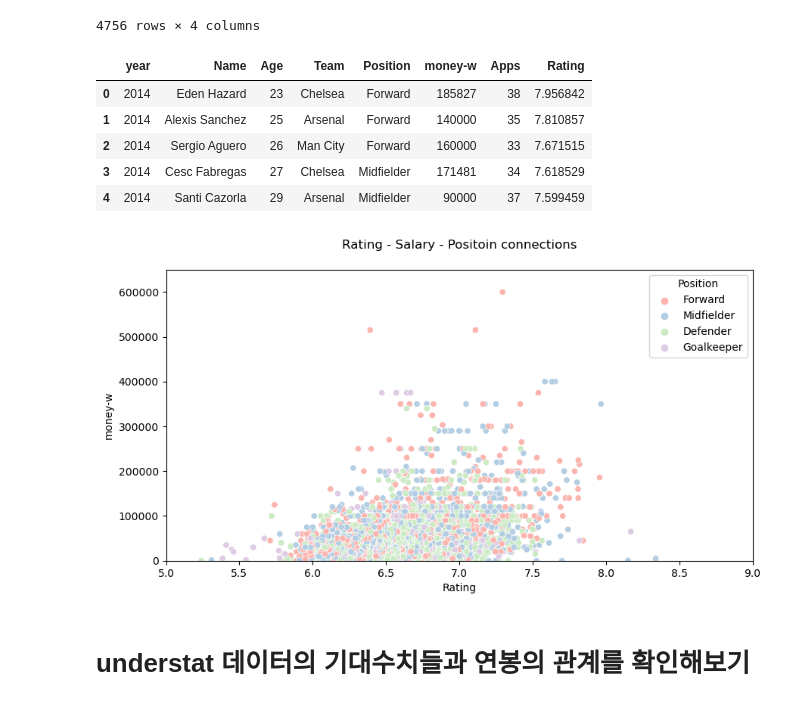
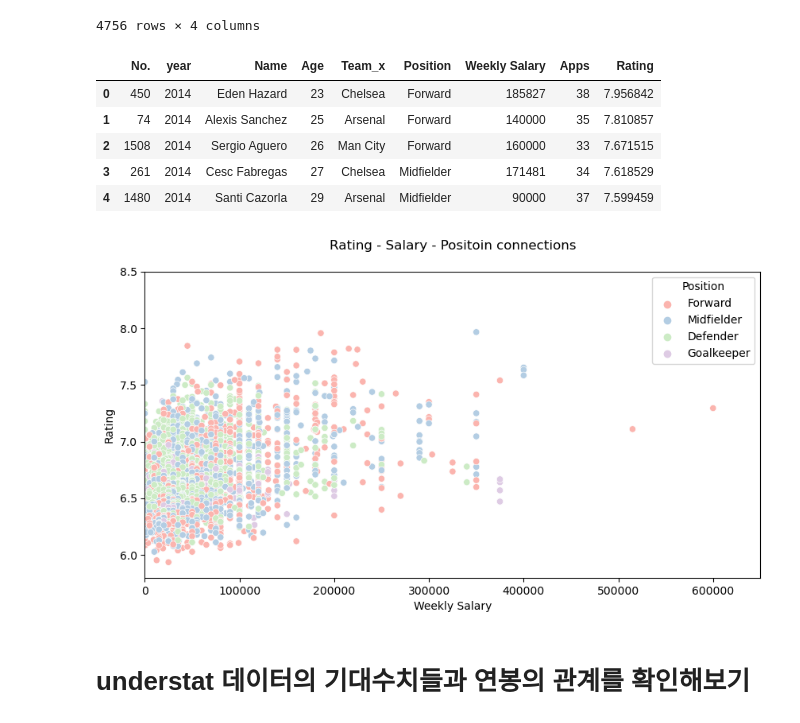
Before and after one commit to LEEINSEO-0118/EPL_EDA_Project, a Jupyter notebook: stat_salary.ipynb, the cells around one changed output. Saved outputs shown, nothing was run; the diff lists cells and outputs as text; code cells hidden in the pictures.

Commit message:
eda code with team share code

```diff
--- a/stat_salary.ipynb
+++ b/stat_salary.ipynb
@@ -11,7 +11,7 @@ from tqdm.auto import tqdm  # progress bar
 # %%
-df1 = pd.read_csv('./data/origin/understat_2022.csv',  encoding='utf-8')
-df2 = pd.read_csv('./data/origin/1xbet_offensive_2022.csv',  encoding='utf-8')
+understat = pd.read_csv('./data/new/understat_all0.csv',  encoding='utf-8')
+bet = pd.read_csv('./data/new/1xbet_all.csv',  encoding='utf-8')
 
-df = pd.merge(df1, df2, left_on = 'Player', right_on = 'Name')
+df = pd.merge(understat, bet, left_on = ['Name', 'year'], right_on = ['Name', 'year'], how = 'inner')
 df.columns
 # %% [output]
@@ -98,5 +139,5 @@ memory usage: 429.1+ KB
 # %%
 # 선수 기본 정보와 연봉 데이터만 가지도록 수정
-player_salary = player_salary[['year', 'Name', 'Age', 'Team', 'Position', 'money-w']]
+player_salary = player_salary[['No.', 'year', 'Name', 'Age', 'Team_x', 'Position', 'Weekly Salary']]
 player_salary.head()
 # %% [output]
@@ -109,3 +150,6 @@ player_salary.head()
+# %%
+# 동일한 중복 선수 제거
+player_salary = player_salary[~player_salary.duplicated(['year', 'Name'], keep='first')]
 # %%
 player_salary[player_salary['Name'] == 'Eden Hazard']
 # %% [output]
@@ -129,7 +172,7 @@ stats.head()
 5 rows × 24 columns
 # %%
 # merge를 위한 데이터와 Rating, Apps 값만 추출
-rating = stats[['Name', 'year', 'Apps','Rating']]
+rating = bet[['Name', 'year', 'Apps','Rating']]
 rating
 # %% [output]
 |  | Name | year | Apps | Rating |
@@ -150,25 +193,25 @@ rating
 salary_rating = pd.merge(player_salary, rating, left_on = ['Name', 'year'], right_on = ['Name', 'year'])
 salary_rating.head()
 # %% [output]
-|  | year | Name | Age | Team | Position | money-w | Apps | Rating |
-| 0 | 2014 | Eden Hazard | 23 | Chelsea | Forward | 185827 | 38 | 7.956842 |
-| 1 | 2014 | Alexis Sanchez | 25 | Arsenal | Forward | 140000 | 35 | 7.810857 |
-| 2 | 2014 | Sergio Aguero | 26 | Man City | Forward | 160000 | 33 | 7.671515 |
-| 3 | 2014 | Cesc Fabregas | 27 | Chelsea | Midfielder | 171481 | 34 | 7.618529 |
-| 4 | 2014 | Santi Cazorla | 29 | Arsenal | Midfielder | 90000 | 37 | 7.599459 |
+|  | No. | year | Name | Age | Team_x | Position | Weekly Salary | Apps | Rating |
+| 0 | 450 | 2014 | Eden Hazard | 23 | Chelsea | Forward | 185827 | 38 | 7.956842 |
+| 1 | 74 | 2014 | Alexis Sanchez | 25 | Arsenal | Forward | 140000 | 35 | 7.810857 |
+| 2 | 1508 | 2014 | Sergio Aguero | 26 | Man City | Forward | 160000 | 33 | 7.671515 |
+| 3 | 261 | 2014 | Cesc Fabregas | 27 | Chelsea | Midfielder | 171481 | 34 | 7.618529 |
+| 4 | 1480 | 2014 | Santi Cazorla | 29 | Arsenal | Midfielder | 90000 | 37 | 7.599459 |
 # %%
 # Rating점수와 Salary의 관계성
 
-# 10번 이상 ㅊ
+# 10번 이상 출전 한 선수만 확인
 apps_over10 = salary_rating[salary_rating['Apps'] > 10]
 
 plt.figure(figsize = (10, 5))
 plt.title('Rating - Salary - Positoin connections', pad = 20)
-plt.axis([5, 9, 0, 650000])
-sns.scatterplot(data = salary_rating, x = 'Rating', y = 'money-w', hue = 'Position', palette = 'Pastel1')
+plt.axis([0, 650000, 5.8, 8.5])
+sns.scatterplot(data = apps_over10, y = 'Rating', x = 'Weekly Salary', hue = 'Position', palette = 'Pastel1')
 plt.show()
 # %% [output]
-[figure, old version]
+[figure, new version]
 # %% [markdown]
 # understat 데이터의 기대수치들과 연봉의 관계를 확인해보기
 # %%
```
Also changed, not shown: parts of 39 cells of this notebook, 20 other files.
